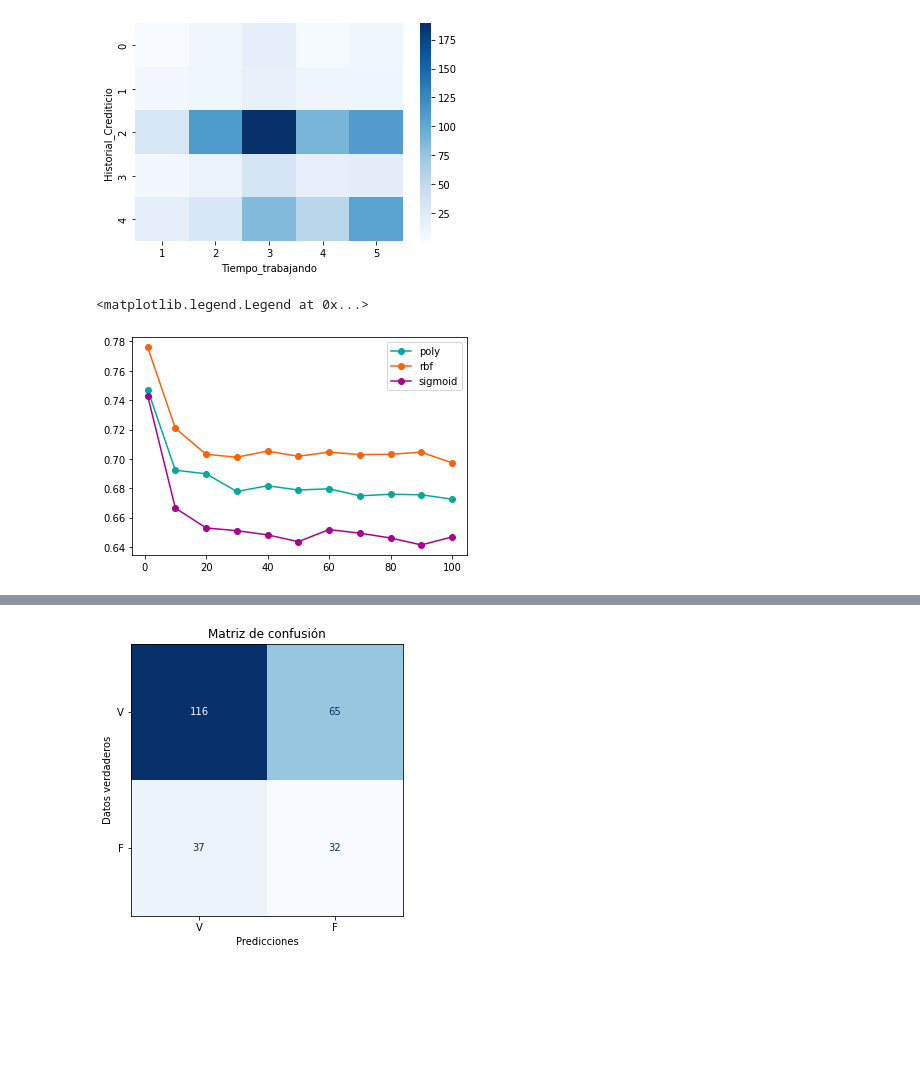
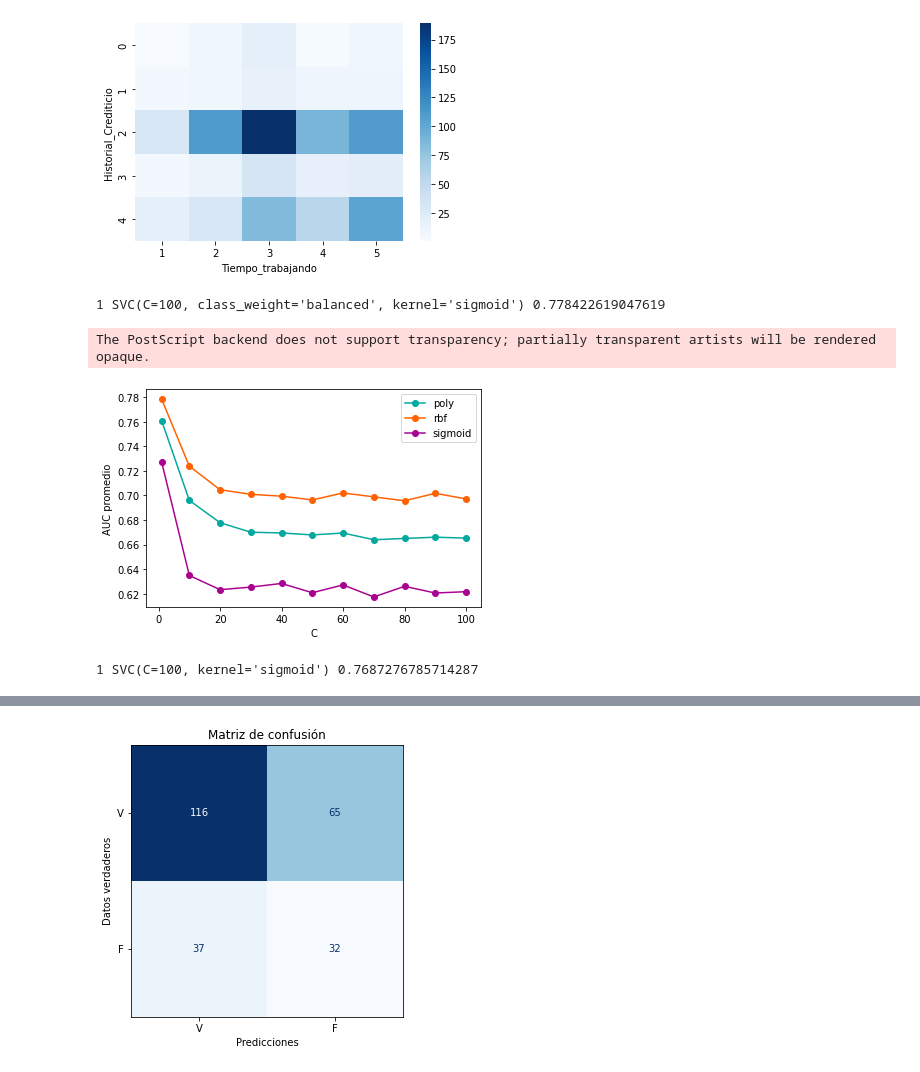
Before and after one commit to Afr063426/Proyecto_Est_Act_II, a Jupyter notebook: codigo.ipynb, the cells around one changed output, grey strips where cells are left out. Drawn from its saved outputs; the diff is of its cells as text; code cells hidden in the pictures; blank space fills up the shorter version.

Commit message:
AUC con balance y sin balance

```diff
--- a/codigo.ipynb
+++ b/codigo.ipynb
@@ -455,20 +455,50 @@ for j in kernels:
             best_score=score
             model=j
             C=i
+print(C,model,best_score)
+# %% [output]
+1 SVC(C=100, class_weight='balanced', kernel='sigmoid') 0.778422619047619
 # %%
-#We construct a dataframe to graph the results of cross validation
+#We construct a dataframe to graph the results of cross validation balanced
 result_cross_val={'Kernel':kernel,'C':tolerance,'AUC':scores}
 result_cross_val=pd.DataFrame(result_cross_val)
 #We create the graph
 color_triad=["#03A89E","#FF6103",'#A80390']
 k=0
 groups=result_cross_val.groupby('Kernel')
 for name, group in groups:
     plt.plot(group['C'],group['AUC'],marker='o',linestyle='solid', color= color_triad[k],label=kernels[k])
     k=k+1
 plt.legend(loc='upper right')
+plt.xlabel('C')
+plt.ylabel('AUC promedio')
 #result_cross_val.set_index('C',inplace=True)
 #result_cross_val.groupby('Kernel')['AUC'].plot(legend=True)
+plt.savefig("AUC_cross_v_b.eps", format="eps")
 # %% [output]
-<matplotlib.legend.Legend at 0x...>
+The PostScript backend does not support transparency; partially transparent artists will be rendered opaque.
-[figure, old version]
+[figure, new version]
+# %%
+C=0
+best_score=0
+model=''
+kernel=[]
+tolerance=[]
+scores=[]
+#paint=[]
+
+for j in kernels:
+    for i in [1,*range(10,110,10)]:
+        model=svm.SVC(kernel=j,C=i,degree=3)
+        score = mean(cross_val_score(model, X_train, Y_train, scoring='roc_auc', cv=cv, n_jobs=-1))
+        kernel.append(j)
+        tolerance.append(i)
+        scores.append(score)
+        #paint.append(color_triad[k])
+        if score>best_score:
+            best_score=score
+            model=j
+            C=i
+print(C,model,best_score)
+# %% [output]
+1 SVC(C=100, kernel='sigmoid') 0.7687276785714287
```
Also changed, not shown: parts of 2 cells of this notebook, 8 other files.
